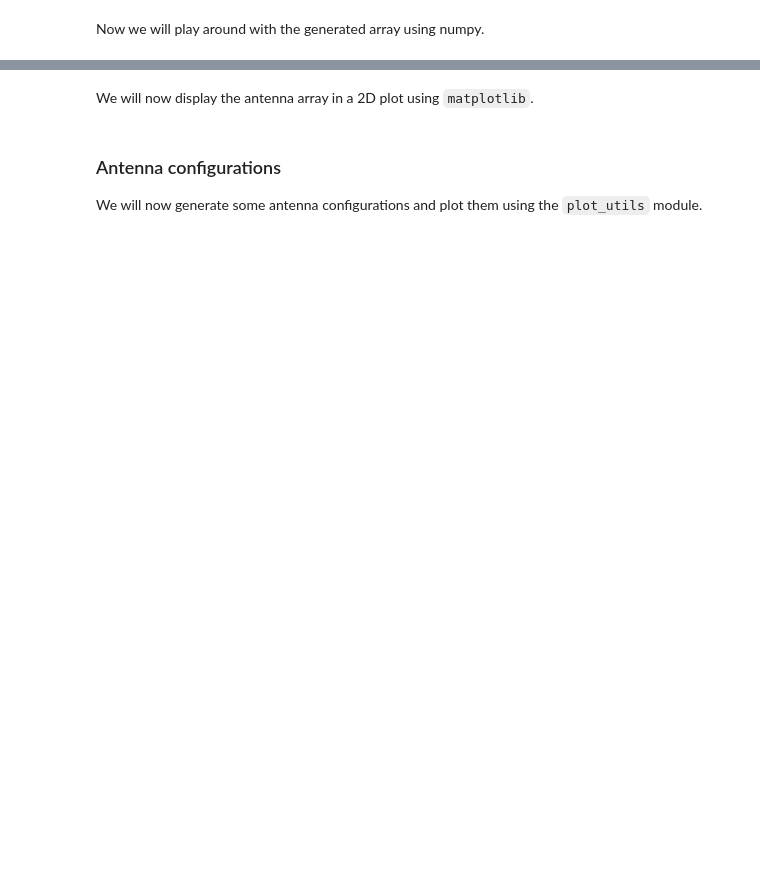
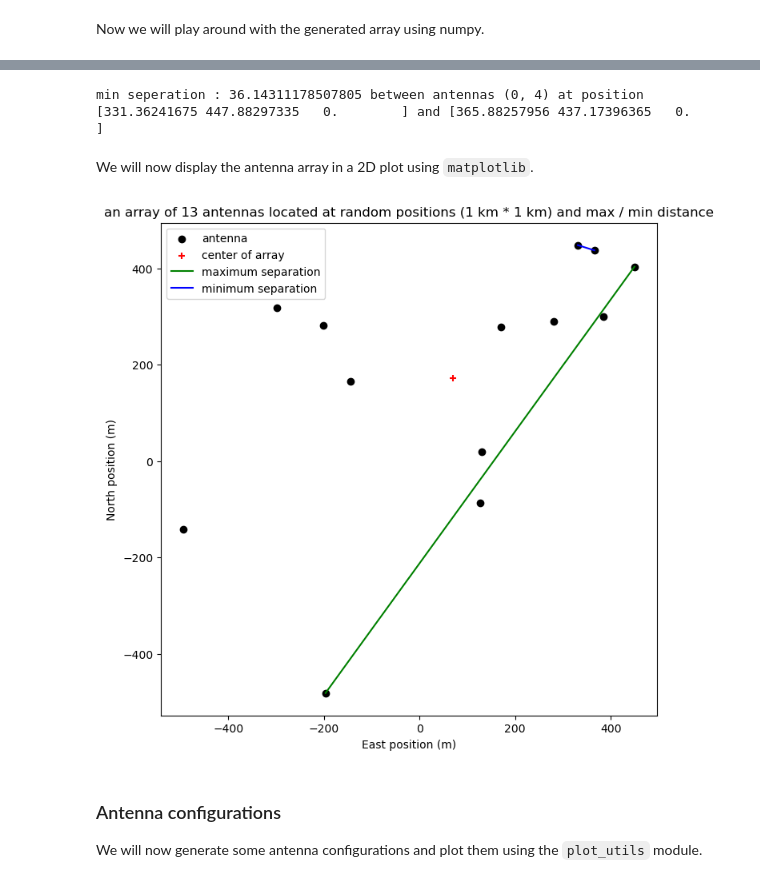
Before and after one commit to mb-manal/argosim_tuto, a Jupyter notebook: notebooks/tuto_1_antenna_utils.ipynb, the cells around one changed output, grey strips where cells are left out. Cells and saved outputs as stored; diff of their text form; code cells hidden in the pictures; blank space fills up the shorter version.

```diff
--- a/notebooks/tuto_1_antenna_utils.ipynb
+++ b/notebooks/tuto_1_antenna_utils.ipynb
@@ -39,2 +131,5 @@ Now we will play around with the generated array using numpy.
 # %%
 # Define a function that computes the centre of an array
+
+def compute_center(array):
+    return np.mean(array, axis=0)
@@ -50,0 +136,5 @@ Now we will play around with the generated array using numpy.
+# %%
+# diplay center
+
+center= compute_center(antenna_array)
+print(f"center of array : ,{center}")
@@ -51,3 +171,26 @@ Now we will play around with the generated array using numpy.
+# %%
+# Compute the minimum separation between antennas.
+
+def min_separation(array):
+    min_dist= float('inf')
+    min_pair= None
+    for i,j in combinations(range(len(array)),2):
+        dist= np.linalg.norm(array[i]-array[j])
+        if dist < min_dist and dist>0 :
+            min_dist=dist
+            min_pair=(i,j)
+    return min_dist,min_pair
+
+# Which antennas conform the minimum separation?
+
+
+min_dist, min_pair = min_separation(antenna_array)
+
+antenna_min1, antenna_min2 = antenna_array[min_pair[0]], antenna_array[min_pair[1]]
+
+print(f"min seperation : {min_dist} between antennas {min_pair} at position {antenna_min1} and {antenna_min2}")
+# %% [output]
+min seperation : 36.14311178507805 between antennas (0, 4) at position [331.36241675 447.88297335   0.        ] and [365.88257956 437.17396365   0.        ]
 # %% [markdown]
 We will now display the antenna array in a 2D plot using `matplotlib`.
 # %%
@@ -55,14 +198,43 @@ We will now display the antenna array in a 2D plot using `matplotlib`.
 # %%
 # Plot the antenna positions in 2D.
 # - The plot should be square with equal scales on both axes.
 # - The plot should have a title.
 # - The plot should have labels for the x and y axes (propose a label that makes sense).
 # - Display the array centre as a red cross.
 # - Connect the furthest antennas with a green line.
 # - Connect the closest antennas with a blue line.
 
 
-# To do ...
+#extract East and north coordinates
+
+E_positions = antenna_array[:,0]
+N_positions = antenna_array[:,1]
+
+#diplay figure
+
+plt.figure(figsize=(8,8))
+plt.scatter(E_positions, N_positions, marker='o', color='black', label='antenna')
+plt.scatter(center[0], center[1], marker='+', color='red', label='center of array')
+
+#plot green line for max separation
+
+plt.plot([antenna_max1[0],antenna_max2[0]], [antenna_max1[1],antenna_max2[1]],'g-', label='maximum separation')
+
+
+#plot bleu line for min separation
+
+plt.plot([antenna_min1[0],antenna_min2[0]], [antenna_min1[1],antenna_min2[1]],'b-', label='minimum separation')
+
+
+#graph legend
+
+plt.xlabel("East position (m)")
+plt.ylabel("North position (m)")
+plt.title(f"an array of {n_antenna} antennas located at random positions (1 km * 1 km) and max / min distance")
+plt.legend()
+plt.show()
+# %% [output]
+[figure, added]
 # %% [markdown]
 ### Antenna configurations
 
```
Also changed, not shown: parts of 33 cells of this notebook.
